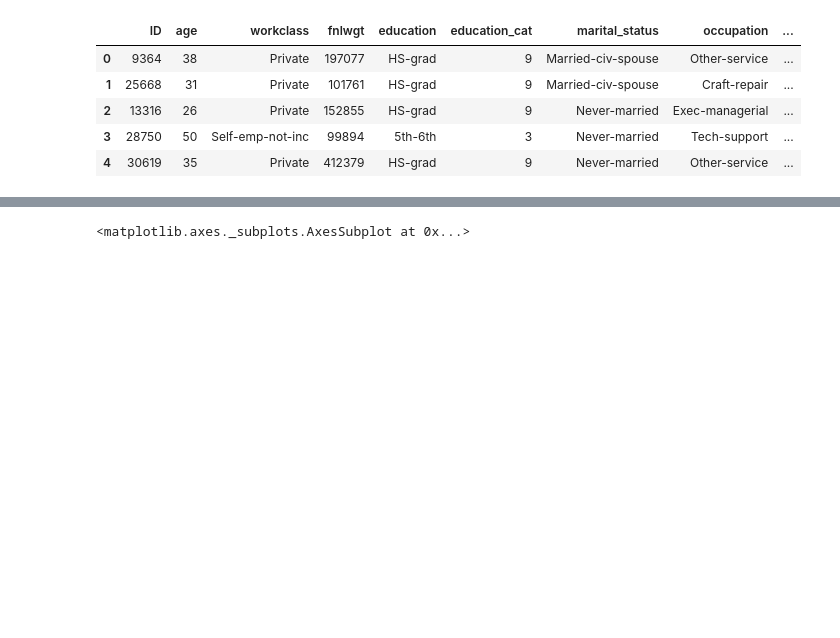
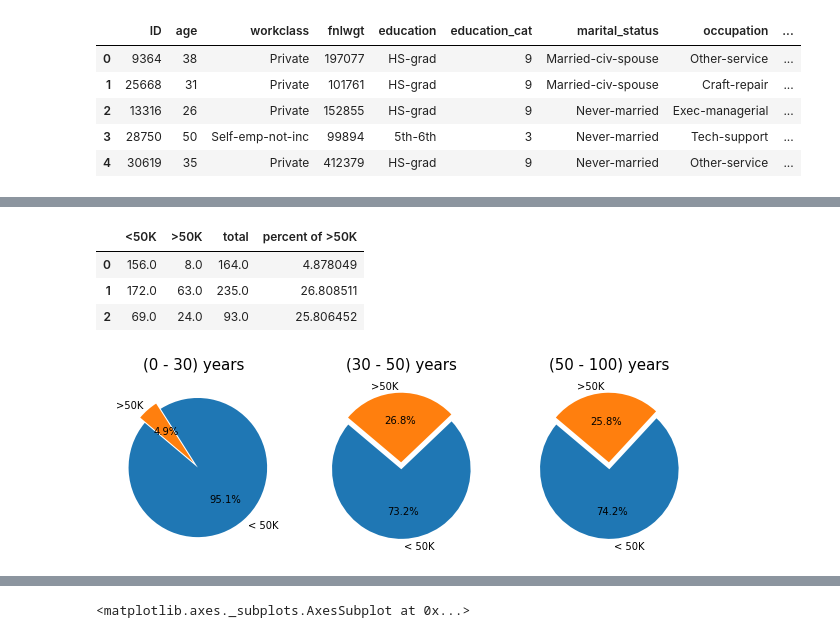
Before and after one commit to rajarshibiswas/Data-Mining, a Jupyter notebook: Project-1/EDA testing .ipynb, the cells around one changed output, grey strips where cells are left out. Drawn from its saved outputs; the diff is of its cells as text; code cells hidden in the pictures; blank space fills up the shorter version.

```diff
--- a/Project-1/EDA testing .ipynb
+++ b/Project-1/EDA testing .ipynb
@@ -74,0 +68,46 @@ Name: >50K, dtype: int64
+# %%
+# Group the ages depending on their income
+s_age = make_df(data,"age")
+s_age['age'] = s_age.index
+
+# make classification
+bins = [0, 30, 50, 100]
+group_names = [1, 2, 3]
+s_age['age_category'] = pd.cut(s_age['age'], bins, labels=group_names)
+df_age = s_age # Catagorized data frame by age
+df_age.sort_values(by=['age_category'], ascending=False, inplace=True)
+# Make three groups based on the age
+df_aged_3 = df_age[df_age['age_category'] ==3]
+df_aged_2 = df_age[df_age['age_category'] ==2]
+df_aged_1 = df_age[df_age['age_category'] ==1]
+# Finally make another dataset
+df_age_dict = { '<50K' : [sum(df_aged_1['<50K']), sum(df_aged_2['<50K']), sum(df_aged_3['<50K'])],
+       '>50K' : [sum(df_aged_1['>50K']), sum(df_aged_2['>50K']), sum(df_aged_3['>50K'])],
+       'total' : [sum(df_aged_1['total']), sum(df_aged_2['total']), sum(df_aged_3['total'])],
+     }
+df_age = pd.DataFrame.from_dict(df_age_dict)
+df_age['percent of >50K'] = (df_age['>50K'] / df_age['total']) *100
+df_age
+# %% [output]
+|  | <50K | >50K | total | percent of >50K |
+| 0 | 156.0 | 8.0 | 164.0 | 4.878049 |
+| 1 | 172.0 | 63.0 | 235.0 | 26.808511 |
+| 2 | 69.0 | 24.0 | 93.0 | 25.806452 |
+# %%
+# Plot the age income distribtion
+plt.figure(figsize=(18, 3.2))
+for i in range(3):
+    labels = "< 50K", ">50K"
+    explode = (0.1, 0)
+    toPie = [df_age.iloc[i, 0], df_age.iloc[i, 1]]
+    plt.subplot(1, 5, i+1)
+    plt.pie(toPie, explode=explode, labels=labels, #colors=['#bb0000', '#666666'],
+        autopct='%1.1f%%', shadow=False, startangle=140);
+    if i == 0:
+        plt.title("(0 - 30) years", fontsize=15)
+    elif i == 1:
+        plt.title('(30 - 50) years', fontsize=15)
+    elif i == 2:
+        plt.title('(50 - 100) years', fontsize=15)
+# %% [output]
+[figure, added]
```
Also changed, not shown: parts of 58 cells of this notebook, 1 other file.
